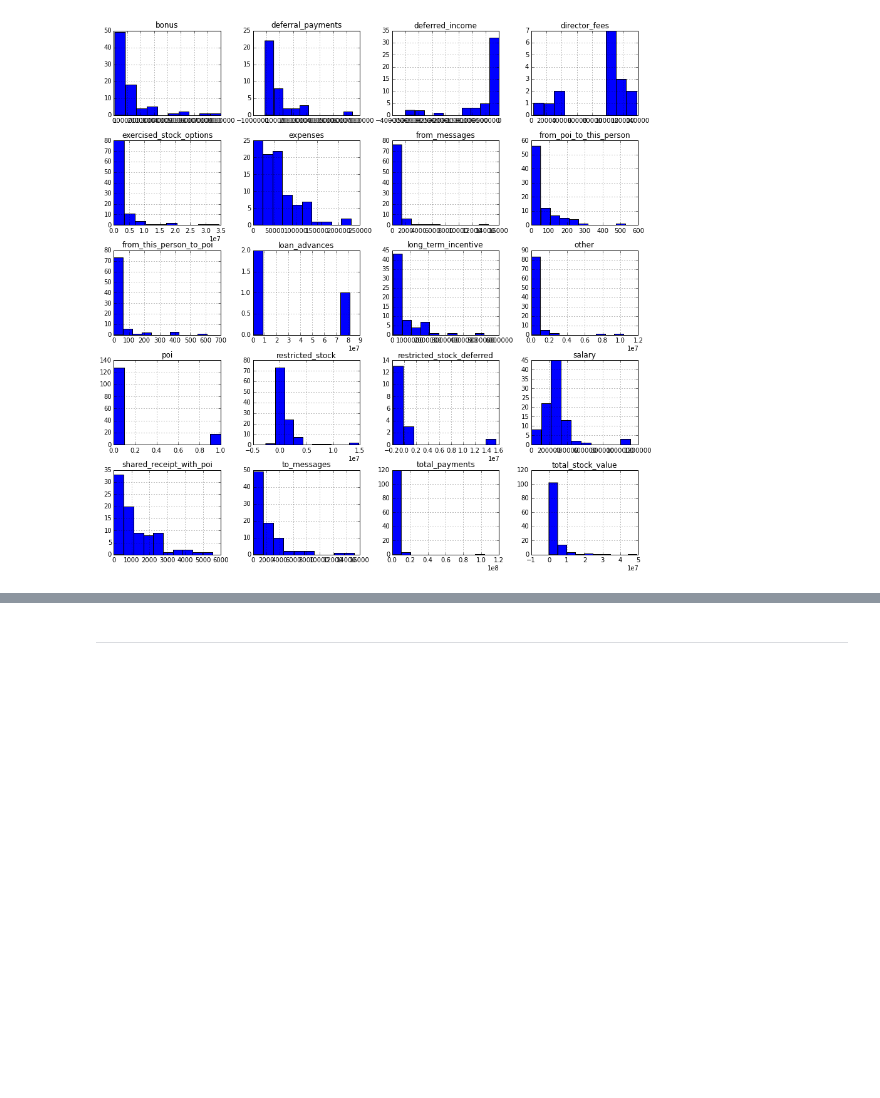
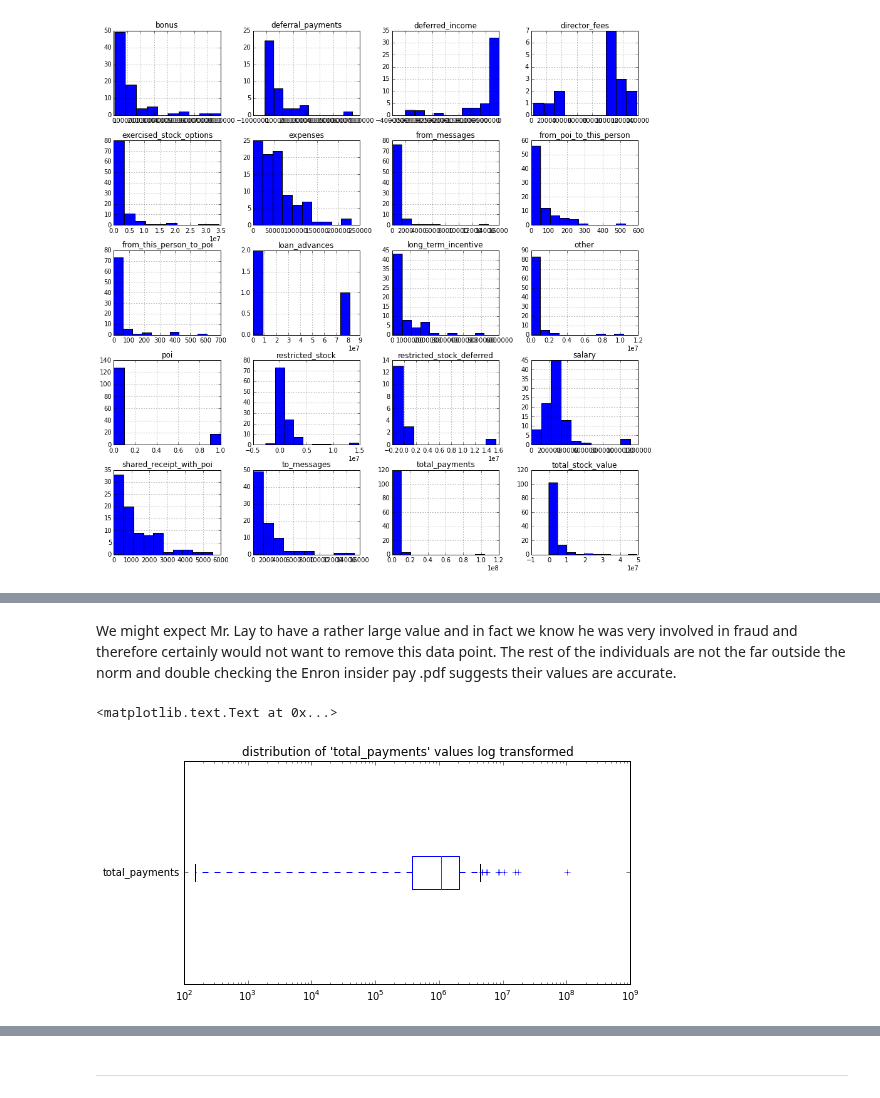
Before and after one commit to Zalefar/Udacity_Data_Analyst_ND, a Jupyter notebook: Project_5/Project_5_Machine_Learning_POI_Classifier.ipynb, the cells around one changed output, grey strips where cells are left out. Saved outputs shown, nothing was run; the diff lists cells and outputs as text; code cells hidden in the pictures; blank space fills up the shorter version.

```diff
--- a/Project_5/Project_5_Machine_Learning_POI_Classifier.ipynb
+++ b/Project_5/Project_5_Machine_Learning_POI_Classifier.ipynb
@@ -606,0 +659,9 @@ It looks like that after removing the 'TOTAL' data point which clearly is not an
+# %% [markdown]
+We might expect Mr. Lay to have a rather large value and in fact we know he was very involved in fraud and therefore certainly would not want to remove this data point. The rest of the individuals are not the far outside the norm and double checking the Enron insider pay .pdf suggests their values are accurate.
+# %%
+axs = enron_df_clnd['total_payments'].plot(kind = 'box', figsize = (8,4),vert=False )
+axs.set_xscale('log')
+plt.title("distribution of 'total_payments' values log transformed")
+# %% [output]
+<matplotlib.text.Text at 0x...>
+[figure, added]
```
Also changed, not shown: parts of 46 cells of this notebook, 5 other files.
